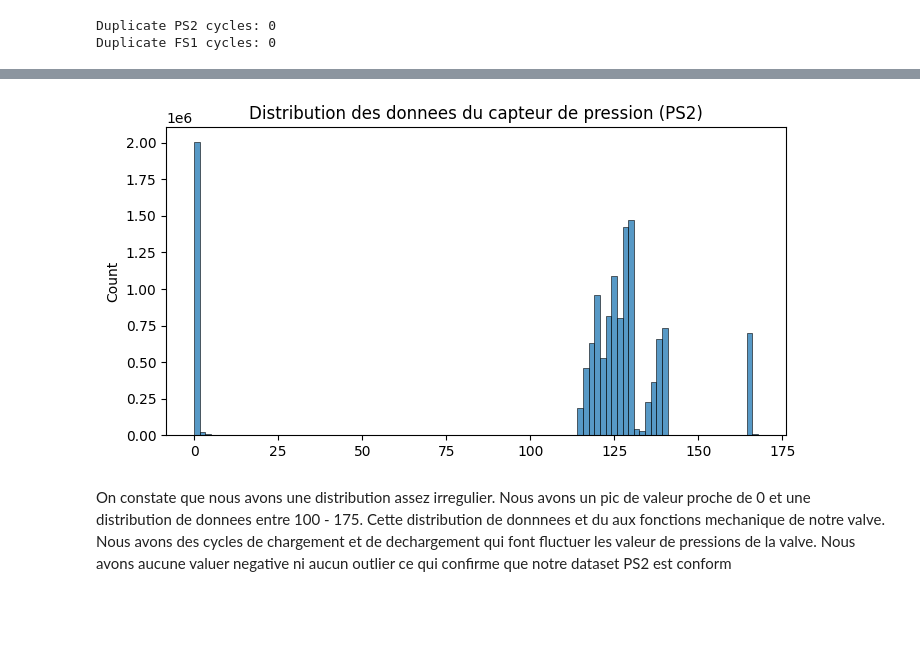
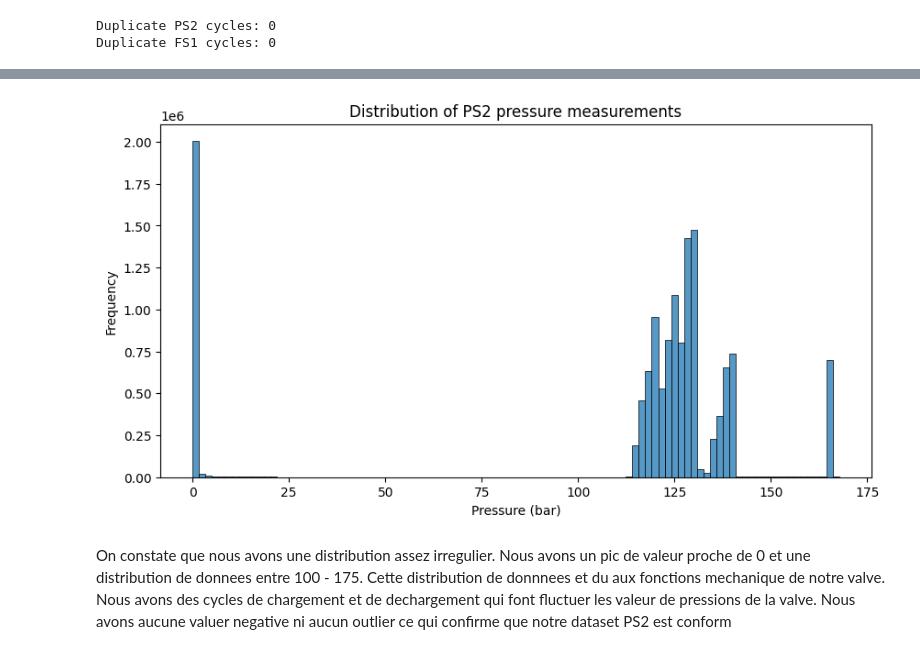
Before and after one commit to alex-05-20/ML_Project, a Jupyter notebook: project_ml.ipynb, the cells around one changed output, grey strips where cells are left out. Cells and saved outputs as stored; diff of their text form; code cells hidden in the pictures; blank space fills up the shorter version.

```diff
--- a/project_ml.ipynb
+++ b/project_ml.ipynb
@@ -232,11 +233,16 @@ plt.show()
 # %%
 # Distribution des donnees de pressions du capteur PS2
-plt.figure(figsize=(8, 4))
-sns.histplot(ps2.select_dtypes(include='number').values.flatten(), bins=100)
-plt.title("Distribution des donnees du capteur de pression (PS2)")
+plt.figure(figsize=(10, 5))
+sns.histplot(
+    ps2.to_numpy().ravel(),
+    bins=100
+)
+plt.title("Distribution of PS2 pressure measurements")
+plt.xlabel("Pressure (bar)")
+plt.ylabel("Frequency")
 plt.show()
 # %% [output]
-[figure, old version]
+[figure, new version]
 # %% [markdown]
 On constate que nous avons une distribution assez irregulier. Nous avons un pic de valeur proche de 0 et une distribution de donnees entre 100 - 175.
 Cette distribution de donnnees et du aux fonctions mechanique de notre valve. Nous avons des cycles de chargement et de dechargement qui font fluctuer les valeur de pressions de la valve.
```
Also changed, not shown: parts of 34 cells of this notebook.
